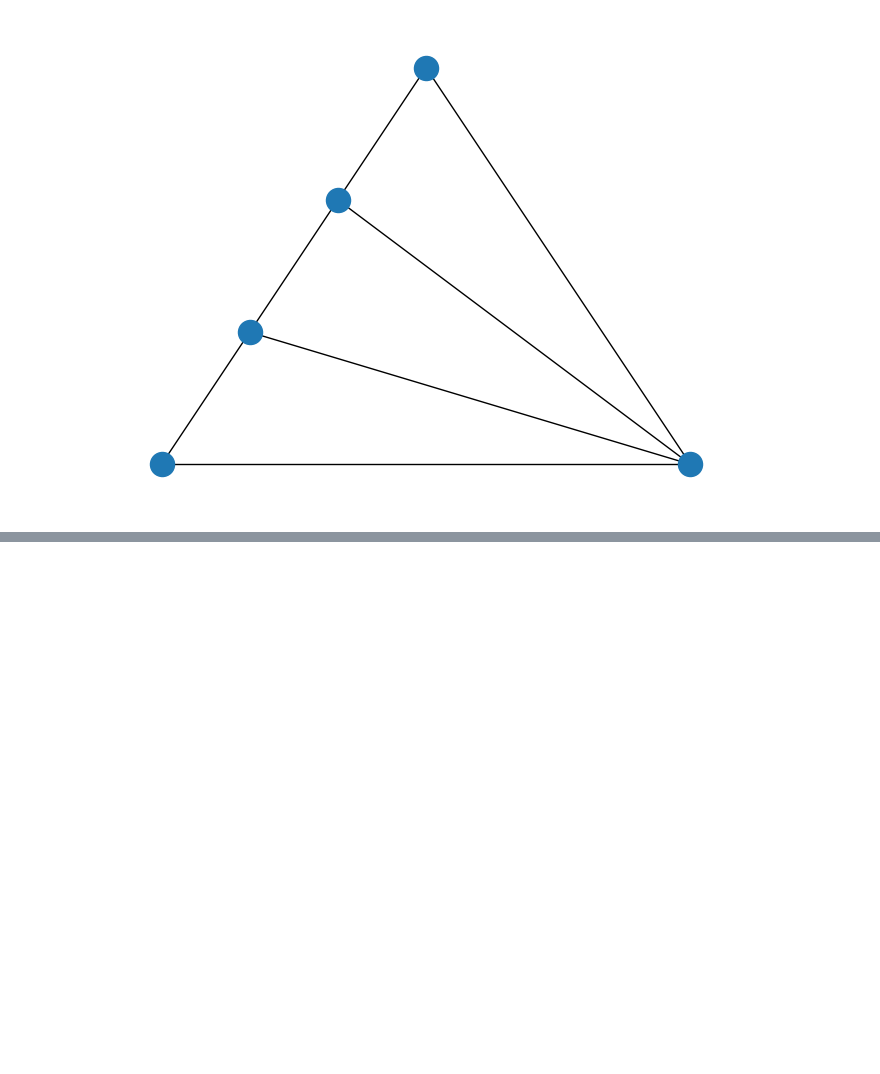
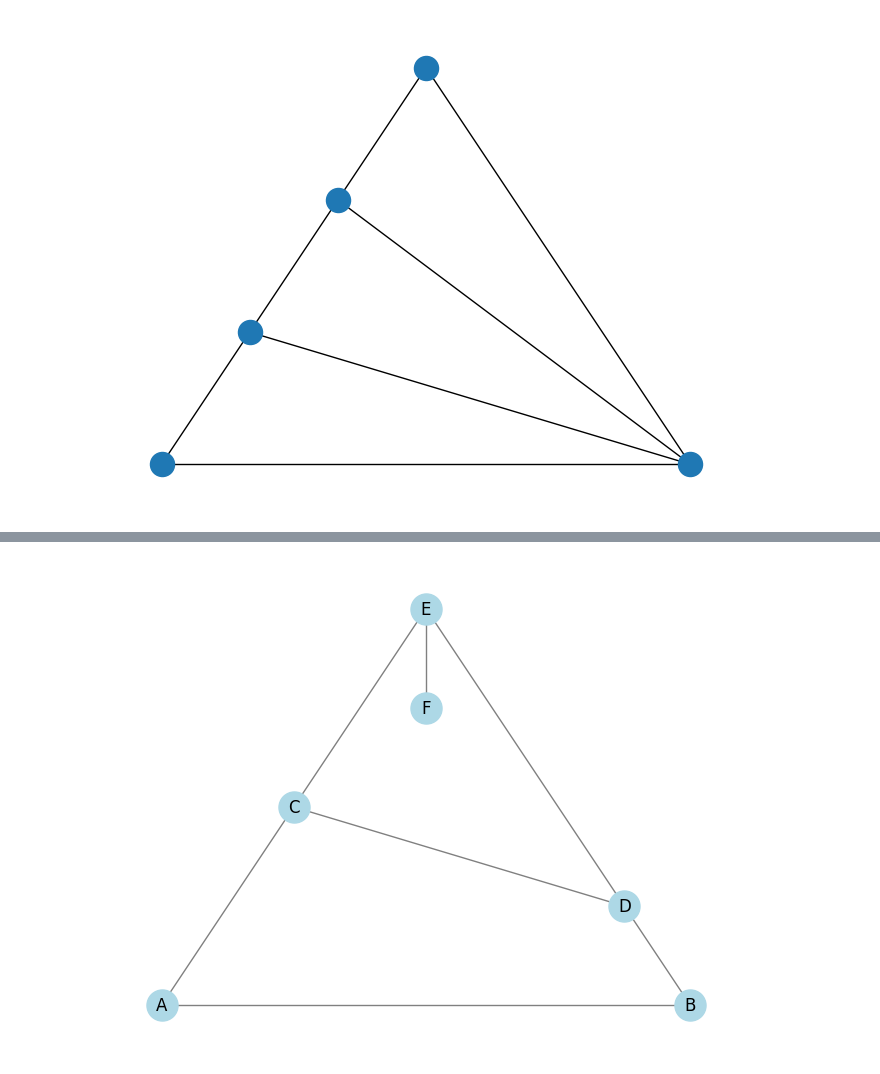
Before and after one commit to coleandreoli/warehouseTSP, a Jupyter notebook: warehouse_data.ipynb, the cells around one changed output, grey strips where cells are left out. Drawn from its saved outputs; the diff is of its cells as text; code cells hidden in the pictures; blank space fills up the shorter version.

Commit message:
graph visual

```diff
--- a/warehouse_data.ipynb
+++ b/warehouse_data.ipynb
@@ -311,0 +312,5 @@ plt.show()
+# %%
+pos = nx.planar_layout(G)
+nx.draw(G, pos=pos, with_labels=True, node_size=500, node_color="lightblue", edge_color="gray")
+# %% [output]
+[figure, added]
```
Also changed, not shown: parts of 1 cell of this notebook.
